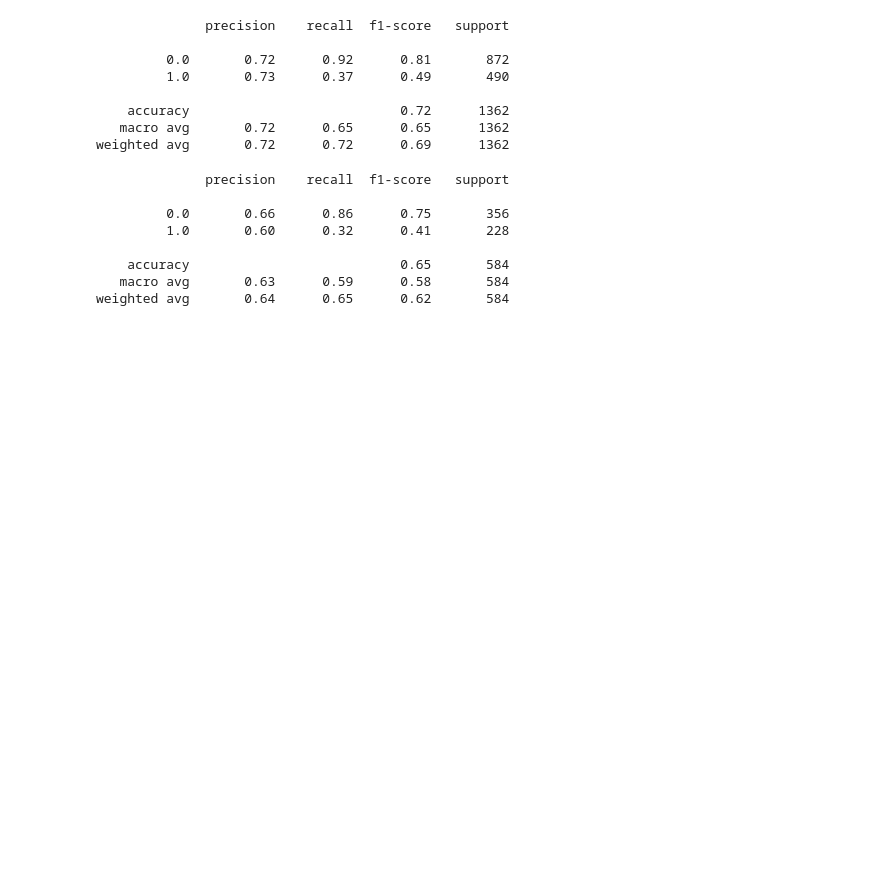
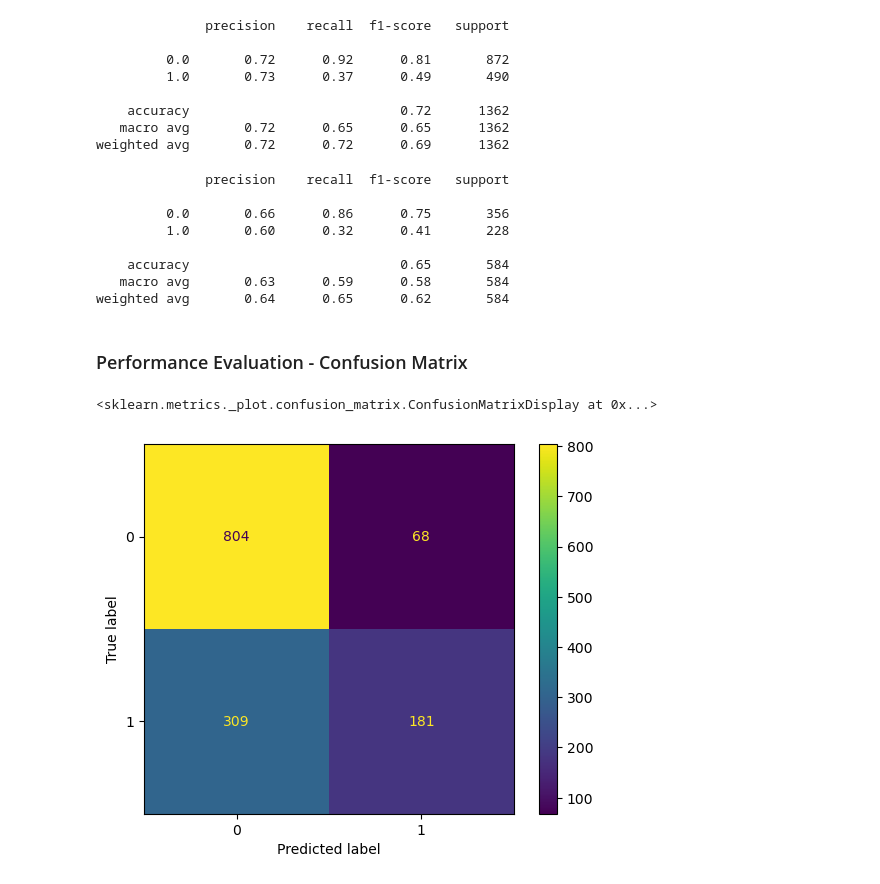
Before and after one commit to 2Rings/Quant_Strategies, a Jupyter notebook: MLTrading/SupervisedLearning/XGBOOST_Binary_Classification.ipynb, the cells around one changed output. Drawn from its saved outputs; the diff is of its cells as text; code cells hidden in the pictures; blank space fills up the shorter version.

Commit message:
performance eval

```diff
--- a/MLTrading/SupervisedLearning/XGBOOST_Binary_Classification.ipynb
+++ b/MLTrading/SupervisedLearning/XGBOOST_Binary_Classification.ipynb
@@ -290,3 +290,12 @@ print(classification_report(y_test, test_yhat))
     accuracy                           0.65       584
    macro avg       0.63      0.59      0.58       584
 weighted avg       0.64      0.65      0.62       584
+# %% [markdown]
+### Performance Evaluation - Confusion Matrix
+# %%
+# Training Confusion Matrix
+cm_train = confusion_matrix(y_train, train_yhat)
+ConfusionMatrixDisplay(cm_train).plot()
+# %% [output]
+<sklearn.metrics._plot.confusion_matrix.ConfusionMatrixDisplay at 0x...>
+[figure, added]
```
Also changed, not shown: parts of 5 cells of this notebook.
